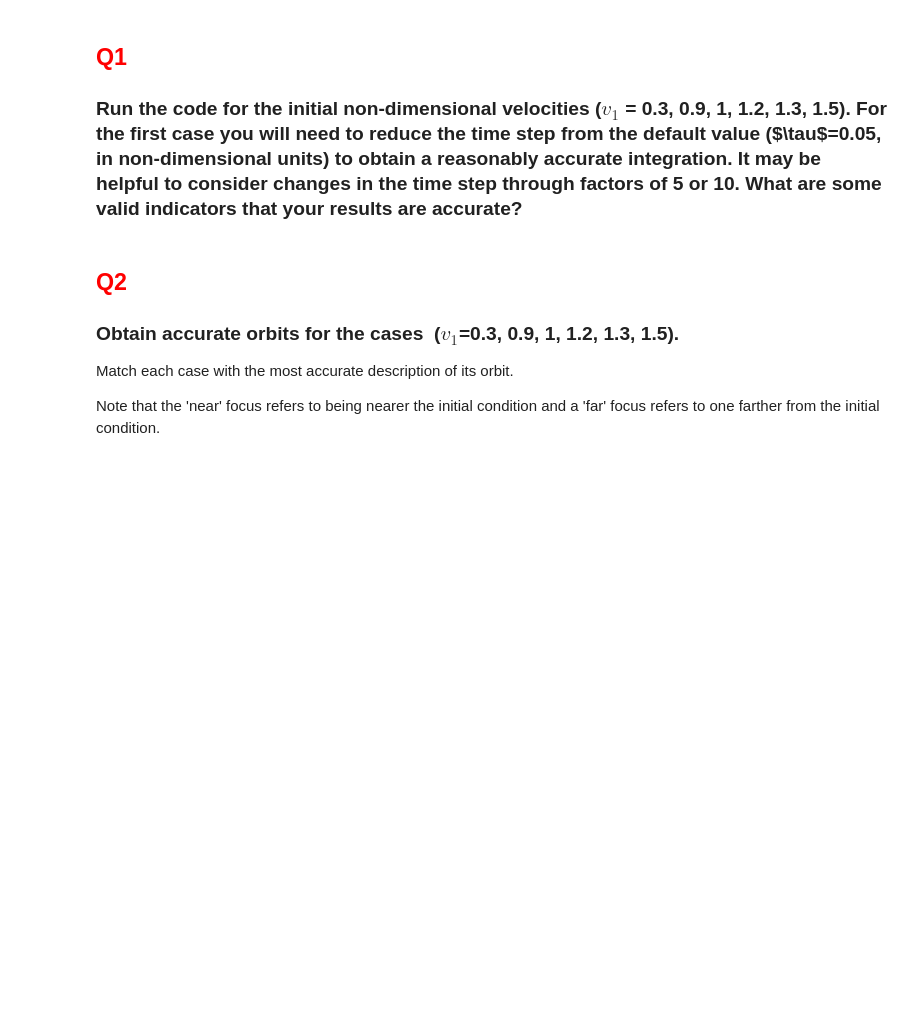
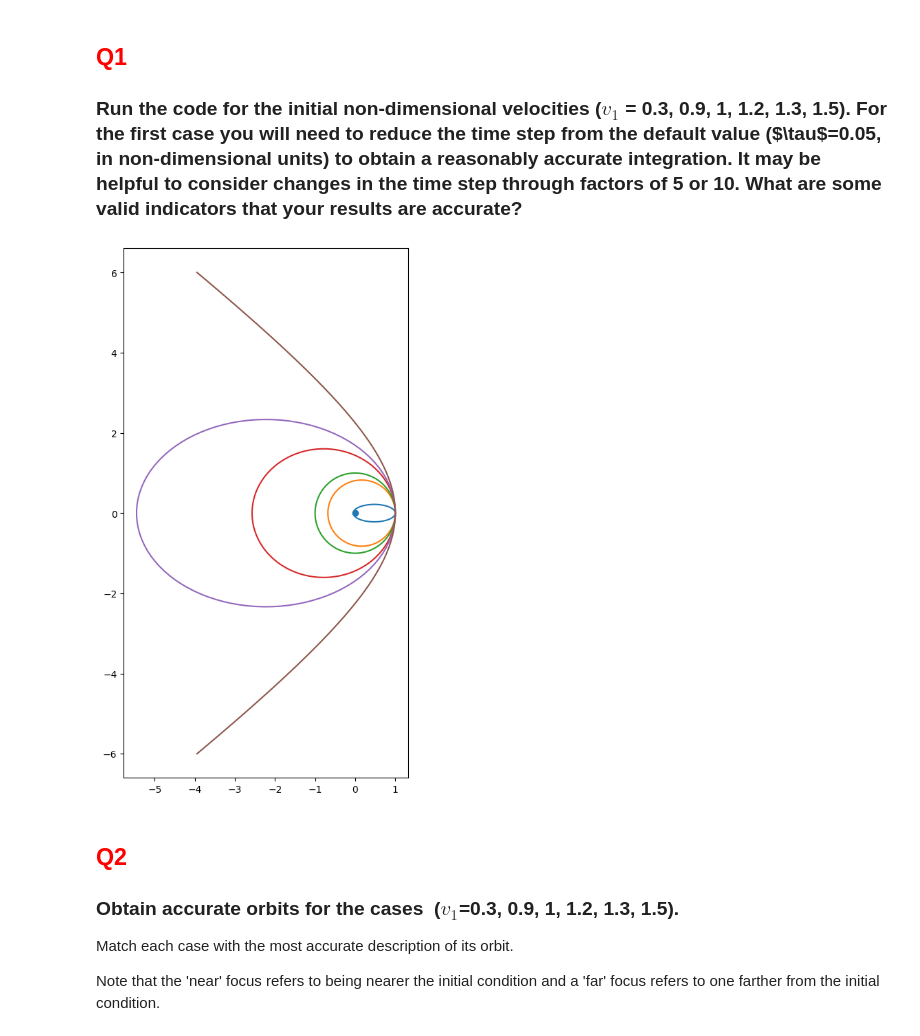
Before and after one commit to shigneedmeds/ComputationalPhysicsPython, a Jupyter notebook: labs/Lab2.ipynb, the cells around one changed output. Saved outputs shown, nothing was run; the diff lists cells and outputs as text; code cells hidden in the pictures; blank space fills up the shorter version.

```diff
--- a/labs/Lab2.ipynb
+++ b/labs/Lab2.ipynb
@@ -25,7 +25,7 @@ def kepler_analytic(vel,T):
 
     if ecc < 1:
 
-        theta = np.linspace(0, 2*np.pi, 50) # Equally spaced values from 0 to 2*pi
+        theta = np.linspace(0, 2*np.pi, 100) # Equally spaced values from 0 to 2*pi
         b = a * np.sqrt(1 - ecc**2)
         xan = -a * ecc + a * np.cos(theta)
         yan =  b * np.sin(theta)
@@ -34,7 +34,7 @@ def kepler_analytic(vel,T):
 
         b = a * np.sqrt(ecc**2 - 1)
         theta_max = np.arcsinh(np.linalg.norm(vel) * T/b) # Limit for range of theta
-        theta = np.linspace( -theta_max, theta_max, 50)
+        theta = np.linspace( -theta_max, theta_max, 100)
         xan = - a * ecc + a * np.cosh(theta)
         yan =   b * np.sinh(theta)
 
@@ -42,6 +50,23 @@ def kepler_analytic(vel,T):
 # %% [markdown]
 ## <span style="color:red">Q1</span>
 ### Run the code for the initial non-dimensional velocities \($v_1$ = 0.3, 0.9, 1, 1.2, 1.3, 1.5\). For the first case you will need to reduce the time step from the default value (\$\tau$=0.05\, in non-dimensional units) to obtain a reasonably accurate integration. It may be helpful to consider changes in the time step through factors of 5 or 10. What are some valid indicators that your results are accurate?
+# %%
+v1 = np.array([0.3, 0.9, 1, 1.2, 1.3, 1.5])
+
+#default T is 4
+
+plt.figure(figsize=(10, 10))
+
+plt.scatter(0, 0)
+
+for v in v1:
+    xan, yan = kepler_analytic(v, 4)
+    plt.plot(xan, yan)
+
+ax = plt.gca()
+ax.set_aspect('equal', adjustable='box')
+# %% [output]
+[figure, added]
 # %% [markdown]
 ## <span style="color:red">Q2</span>
 ### Obtain accurate orbits for the cases  \($v_1$=0.3, 0.9, 1, 1.2, 1.3, 1.5\).
```
Also changed, not shown: parts of 1 cell of this notebook.
